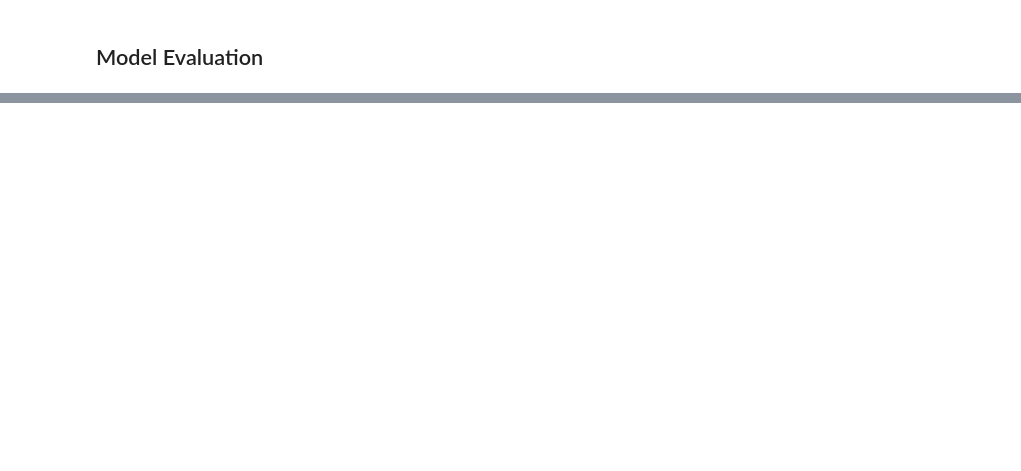
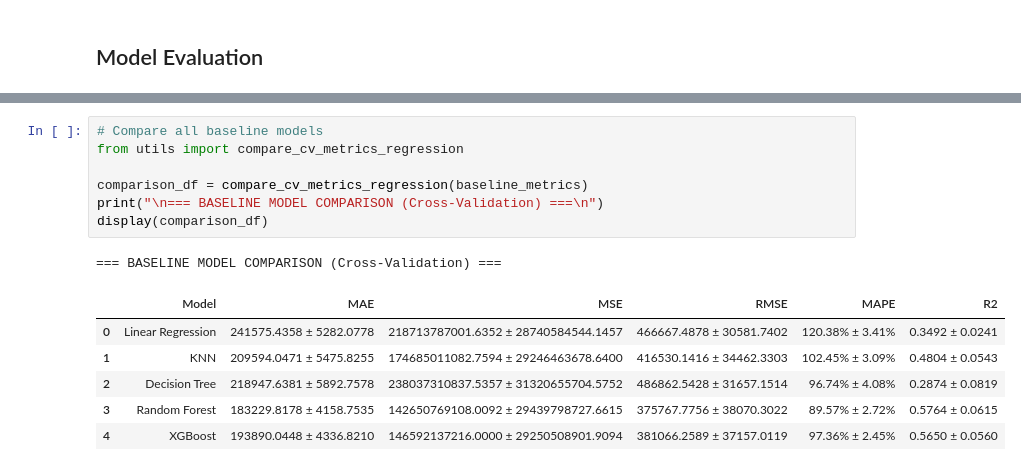
Before and after one commit to mcikalmerdeka/Youtube-Video-Views-Prediction, a Jupyter notebook: notebook_fix.ipynb, the cells around one changed output, grey strips where cells are left out. Drawn from its saved outputs; the diff is of its cells as text; blank space fills up the shorter version.

```diff
--- a/notebook_fix.ipynb
+++ b/notebook_fix.ipynb
@@ -1849,0 +1334,15 @@ Further tuning need to be done, and we can also experiment with other combinatio
+# %%
+# Compare all baseline models
+from utils import compare_cv_metrics_regression
+
+comparison_df = compare_cv_metrics_regression(baseline_metrics)
+print("\n=== BASELINE MODEL COMPARISON (Cross-Validation) ===\n")
+display(comparison_df)
+# %% [output]
+=== BASELINE MODEL COMPARISON (Cross-Validation) ===
+|  | Model | MAE | MSE | RMSE | MAPE | R2 |
+| 0 | Linear Regression | 241575.4358 ± 5282.0778 | 218713787001.6352 ± 28740584544.1457 | 466667.4878 ± 30581.7402 | 120.38% ± 3.41% | 0.3492 ± 0.0241 |
+| 1 | KNN | 209594.0471 ± 5475.8255 | 174685011082.7594 ± 29246463678.6400 | 416530.1416 ± 34462.3303 | 102.45% ± 3.09% | 0.4804 ± 0.0543 |
+| 2 | Decision Tree | 218947.6381 ± 5892.7578 | 238037310837.5357 ± 31320655704.5752 | 486862.5428 ± 31657.1514 | 96.74% ± 4.08% | 0.2874 ± 0.0819 |
+| 3 | Random Forest | 183229.8178 ± 4158.7535 | 142650769108.0092 ± 29439798727.6615 | 375767.7756 ± 38070.3022 | 89.57% ± 2.72% | 0.5764 ± 0.0615 |
+| 4 | XGBoost | 193890.0448 ± 4336.8210 | 146592137216.0000 ± 29250508901.9094 | 381066.2589 ± 37157.0119 | 97.36% ± 2.45% | 0.5650 ± 0.0560 |
```
Also changed, not shown: parts of 58 cells of this notebook.
